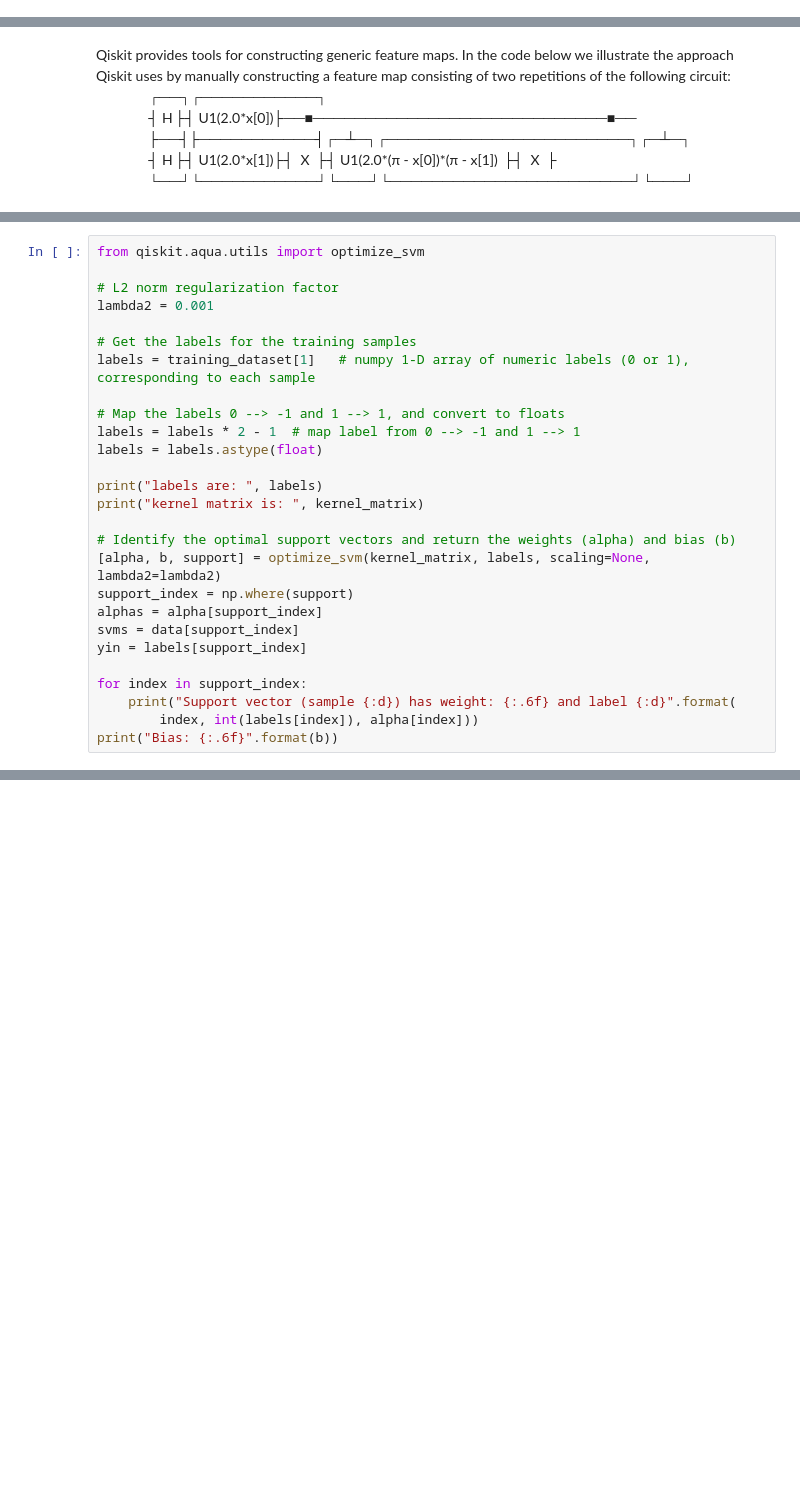
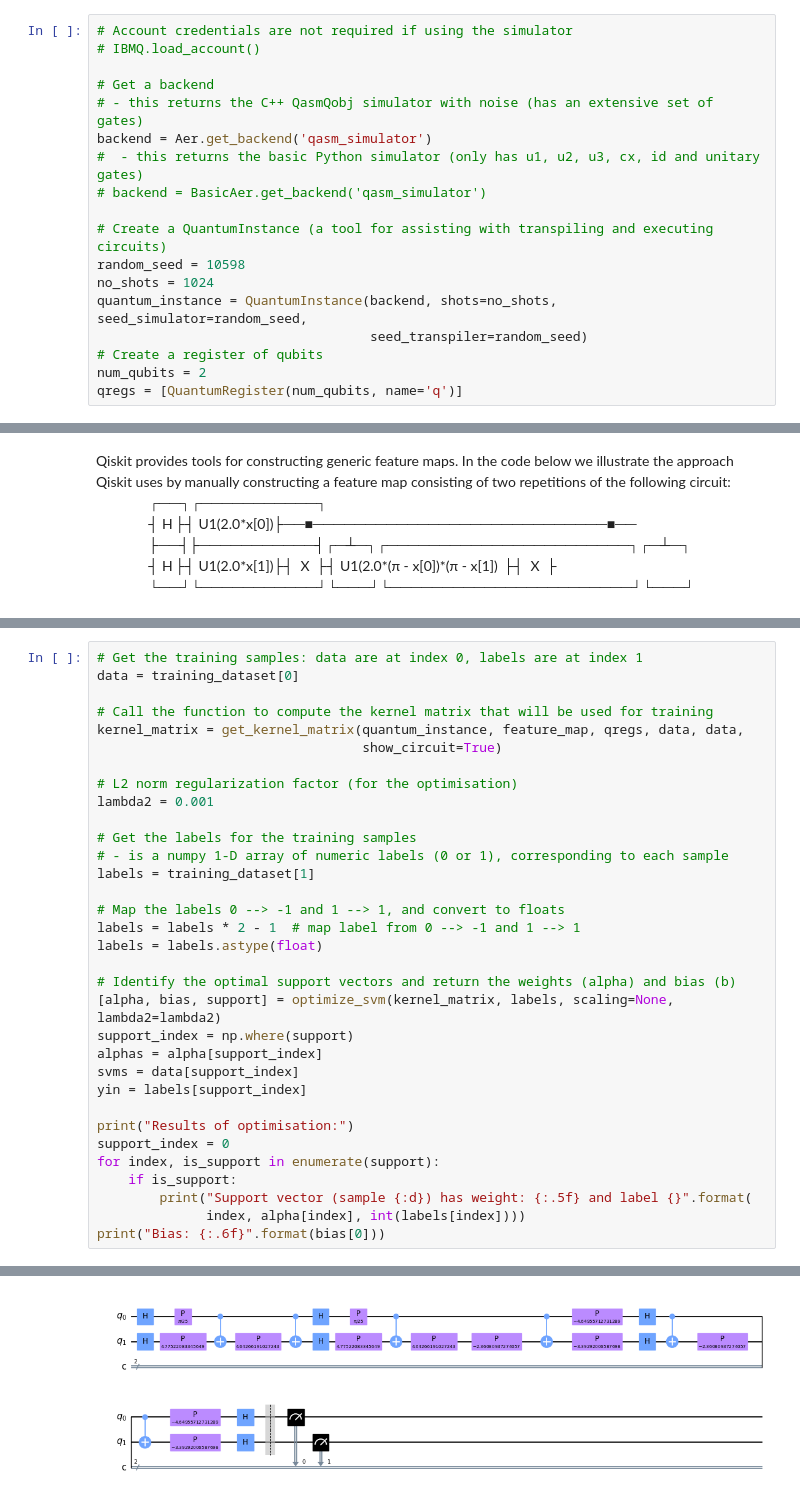
Before and after one commit to Steve-JJ/QuantumComputing, a Jupyter notebook: Notebooks/classification_using_quantum_SVM_kernel_method.ipynb, the cells around one changed output, grey strips where cells are left out. Drawn from its saved outputs; the diff is of its cells as text; blank space fills up the shorter version.

```diff
--- a/Notebooks/classification_using_quantum_SVM_kernel_method.ipynb
+++ b/Notebooks/classification_using_quantum_SVM_kernel_method.ipynb
@@ -3666,3 +222,21 @@ Mapping from numeric labels to class names:
+# %%
+# Account credentials are not required if using the simulator
+# IBMQ.load_account()
+
+# Get a backend
+# - this returns the C++ QasmQobj simulator with noise (has an extensive set of gates)
+backend = Aer.get_backend('qasm_simulator')
+#  - this returns the basic Python simulator (only has u1, u2, u3, cx, id and unitary gates)
+# backend = BasicAer.get_backend('qasm_simulator')
+
+# Create a QuantumInstance (a tool for assisting with transpiling and executing circuits)
+random_seed = 10598
+no_shots = 1024
+quantum_instance = QuantumInstance(backend, shots=no_shots, seed_simulator=random_seed,
+                                   seed_transpiler=random_seed)
+# Create a register of qubits
+num_qubits = 2
+qregs = [QuantumRegister(num_qubits, name='q')]
 # %% [markdown]
 ### Construct the feature map
 
@@ -4269,28 +902,34 @@ In the cell below, we use the optimizer to compute the support vectors and the a
 # %%
-from qiskit.aqua.utils import optimize_svm
+# Get the training samples: data are at index 0, labels are at index 1
+data = training_dataset[0]
 
-# L2 norm regularization factor
+# Call the function to compute the kernel matrix that will be used for training
+kernel_matrix = get_kernel_matrix(quantum_instance, feature_map, qregs, data, data,
+                                  show_circuit=True)
+
+# L2 norm regularization factor (for the optimisation)
 lambda2 = 0.001
 
 # Get the labels for the training samples
-labels = training_dataset[1]   # numpy 1-D array of numeric labels (0 or 1), corresponding to each sample
+# - is a numpy 1-D array of numeric labels (0 or 1), corresponding to each sample
+labels = training_dataset[1]
 
 # Map the labels 0 --> -1 and 1 --> 1, and convert to floats
 labels = labels * 2 - 1  # map label from 0 --> -1 and 1 --> 1
 labels = labels.astype(float)
 
-print("labels are: ", labels)
-print("kernel matrix is: ", kernel_matrix)
-
 # Identify the optimal support vectors and return the weights (alpha) and bias (b)
-[alpha, b, support] = optimize_svm(kernel_matrix, labels, scaling=None, lambda2=lambda2)
+[alpha, bias, support] = optimize_svm(kernel_matrix, labels, scaling=None, lambda2=lambda2)
 support_index = np.where(support)
 alphas = alpha[support_index]
 svms = data[support_index]
 yin = labels[support_index]
 
-for index in support_index:
-    print("Support vector (sample {:d}) has weight: {:.6f} and label {:d}".format(
-        index, int(labels[index]), alpha[index]))
-print("Bias: {:.6f}".format(b))
+print("Results of optimisation:")
+support_index = 0
+for index, is_support in enumerate(support):
+    if is_support:
+        print("Support vector (sample {:d}) has weight: {:.5f} and label {}".format(
+              index, alpha[index], int(labels[index])))
+print("Bias: {:.6f}".format(bias[0]))
 # %% [output]
@@ -4307,0 +939 @@ DQCPError: The problem is not DQCP.
+[figure, added]
```
Also changed, not shown: parts of 45 cells of this notebook.
